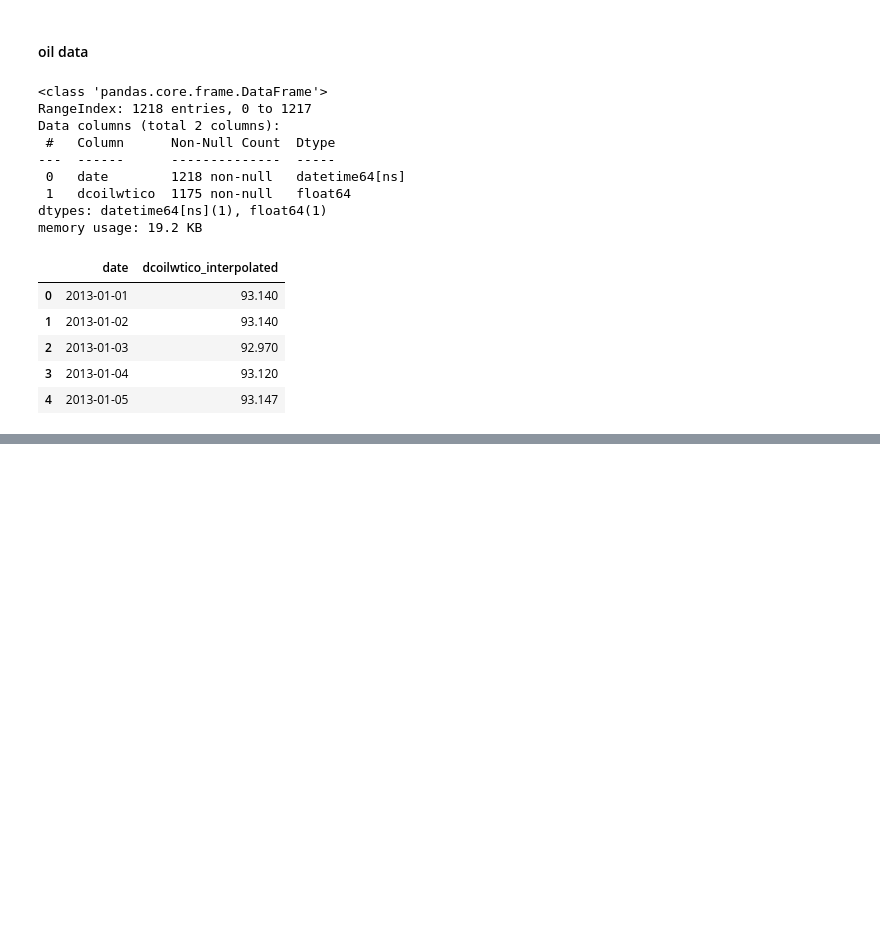
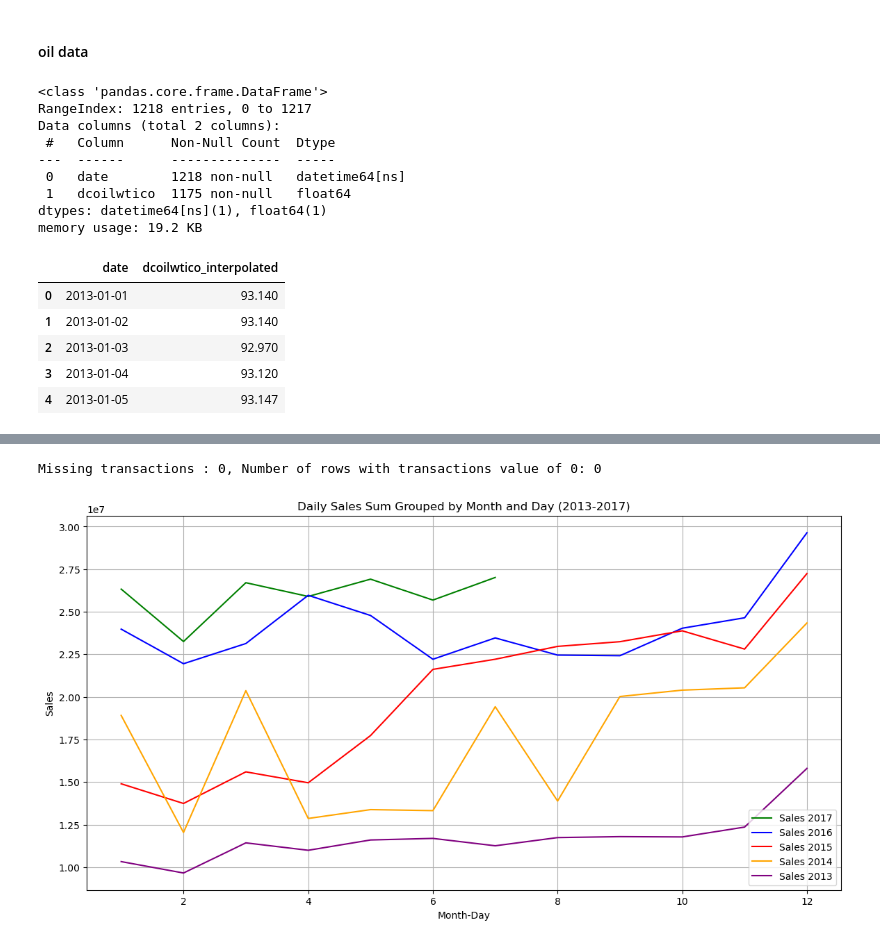
Before and after one commit to fastcamp-ml-project-3/ml_project_3, a Jupyter notebook: dataprocessing.ipynb, the cells around one changed output, grey strips where cells are left out. Saved outputs shown, nothing was run; the diff lists cells and outputs as text; code cells hidden in the pictures; blank space fills up the shorter version.

```diff
--- a/dataprocessing.ipynb
+++ b/dataprocessing.ipynb
@@ -396,2 +651,47 @@ memory usage: 200.3+ MB
 # %%
 train_all.to_csv('train_all.csv', index=False)
+# %%
+missing_transactions = train_all['transactions'].isnull().sum()
+transactions_zero_count = train_all[train_all['transactions'] == 0.0].shape[0]
+
+print(f"Missing transactions : {missing_transactions}, Number of rows with transactions value of 0: {transactions_zero_count}")
+# %% [output]
+Missing transactions : 0, Number of rows with transactions value of 0: 0
+# %%
+train_all = pd.read_csv("./train_all.csv")
+# %%
+# 2017년 1월부터 12월까지의 데이터 필터링
+train_2017 = train_all[(train_all.date >= '2017-01-01') & (train_all.date <= '2017-07-31')]
+train_2016 = train_all[(train_all.date >= '2016-01-01') & (train_all.date <= '2016-12-31')]
+train_2015 = train_all[(train_all.date >= '2015-01-01') & (train_all.date <= '2015-12-31')]
+train_2014 = train_all[(train_all.date >= '2014-01-01') & (train_all.date <= '2014-12-31')]
+train_2013 = train_all[(train_all.date >= '2013-01-01') & (train_all.date <= '2013-12-31')]
+# %%
+import pandas as pd
+import numpy as np
+import matplotlib.pyplot as plt
+
+# 날짜별 store_nbr을 groupby 해서 해당 날짜의 sales 합계 계산
+train_2017_grouped = train_2017.groupby('month')['sales'].sum().reset_index()
+train_2016_grouped = train_2016.groupby('month')['sales'].sum().reset_index()
+train_2015_grouped = train_2015.groupby('month')['sales'].sum().reset_index()
+train_2014_grouped = train_2014.groupby('month')['sales'].sum().reset_index()
+train_2013_grouped = train_2013.groupby('month')['sales'].sum().reset_index()
+
+# 날짜별 sales 합계를 나타내는 라인 그래프 그리기
+plt.figure(figsize=(14, 7))
+
+plt.plot(train_2017_grouped['month'], train_2017_grouped['sales'], label='Sales 2017', color='green')
+plt.plot(train_2016_grouped['month'], train_2016_grouped['sales'], label='Sales 2016', color='blue')
+plt.plot(train_2015_grouped['month'], train_2015_grouped['sales'], label='Sales 2015', color='red')
+plt.plot(train_2014_grouped['month'], train_2014_grouped['sales'], label='Sales 2014', color='orange')
+plt.plot(train_2013_grouped['month'], train_2013_grouped['sales'], label='Sales 2013', color='purple')
+
+plt.xlabel('Month-Day')
+plt.ylabel('Sales')
+plt.title('Daily Sales Sum Grouped by Month and Day (2013-2017)')
+plt.legend()
+plt.grid(True)
+plt.show()
+# %% [output]
+[figure, added]
```
Also changed, not shown: parts of 54 cells of this notebook, 2 other files.
